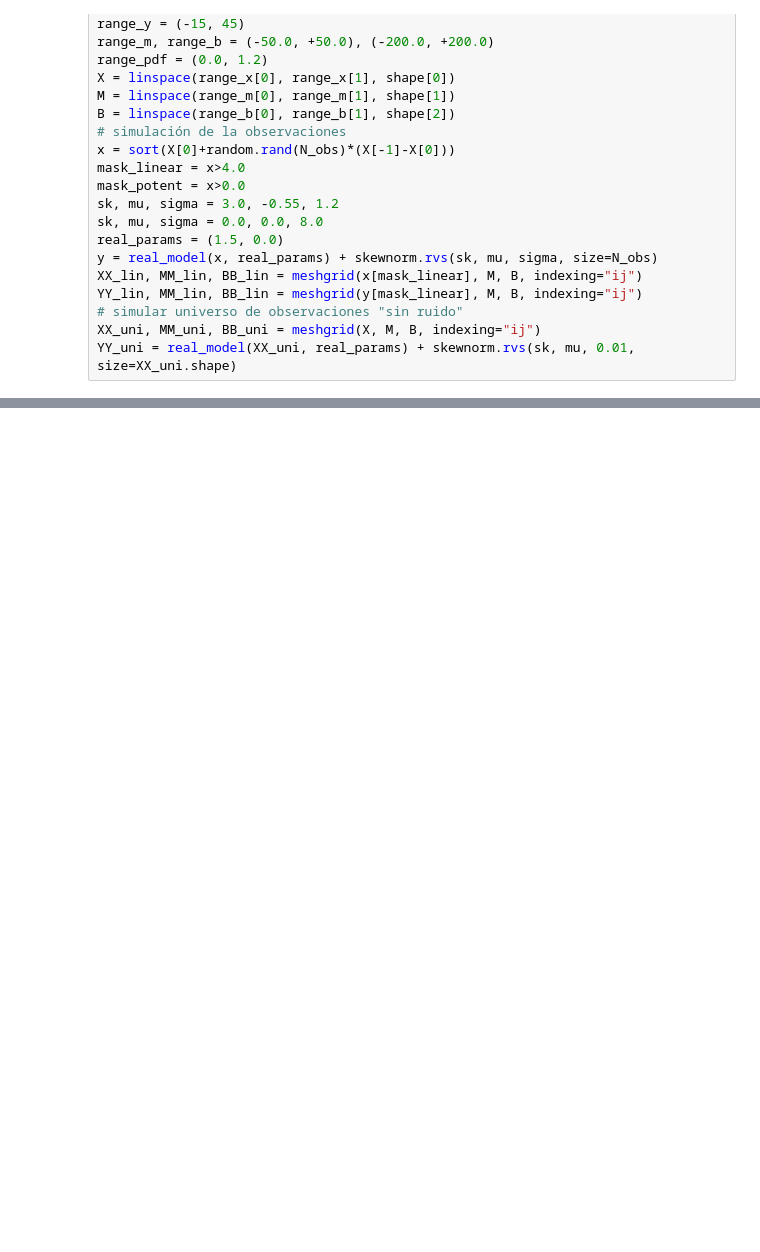
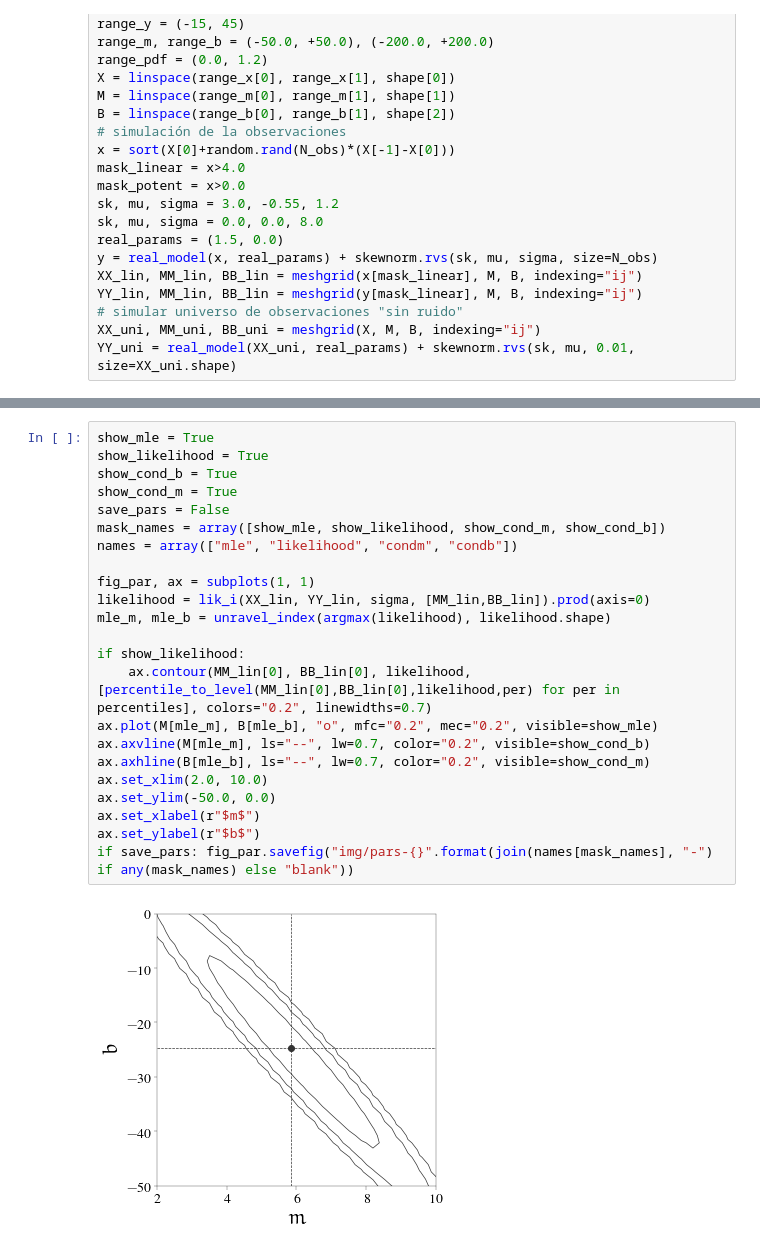
Before and after one commit to ajmejia/1st-phd-seminar, a Jupyter notebook: examples.ipynb, the cells around one changed output, grey strips where cells are left out. Saved outputs shown, nothing was run; the diff lists cells and outputs as text; blank space fills up the shorter version.

```diff
--- a/examples.ipynb
+++ b/examples.ipynb
@@ -180 +295,26 @@ YY_uni = real_model(XX_uni, real_params) + skewnorm.rvs(sk, mu, 0.01, size=XX_un
+# %%
+show_mle = True
+show_likelihood = True
+show_cond_b = True
+show_cond_m = True
+save_pars = False
+mask_names = array([show_mle, show_likelihood, show_cond_m, show_cond_b])
+names = array(["mle", "likelihood", "condm", "condb"])
+
+fig_par, ax = subplots(1, 1)
+likelihood = lik_i(XX_lin, YY_lin, sigma, [MM_lin,BB_lin]).prod(axis=0)
+mle_m, mle_b = unravel_index(argmax(likelihood), likelihood.shape)
+
+if show_likelihood:
+    ax.contour(MM_lin[0], BB_lin[0], likelihood, [percentile_to_level(MM_lin[0],BB_lin[0],likelihood,per) for per in percentiles], colors="0.2", linewidths=0.7)
+ax.plot(M[mle_m], B[mle_b], "o", mfc="0.2", mec="0.2", visible=show_mle)
+ax.axvline(M[mle_m], ls="--", lw=0.7, color="0.2", visible=show_cond_b)
+ax.axhline(B[mle_b], ls="--", lw=0.7, color="0.2", visible=show_cond_m)
+ax.set_xlim(2.0, 10.0)
+ax.set_ylim(-50.0, 0.0)
+ax.set_xlabel(r"$m$")
+ax.set_ylabel(r"$b$")
+if save_pars: fig_par.savefig("img/pars-{}".format(join(names[mask_names], "-") if any(mask_names) else "blank"))
+# %% [output]
+[figure, added]
 # %%
```
Also changed, not shown: parts of 5 cells of this notebook.
